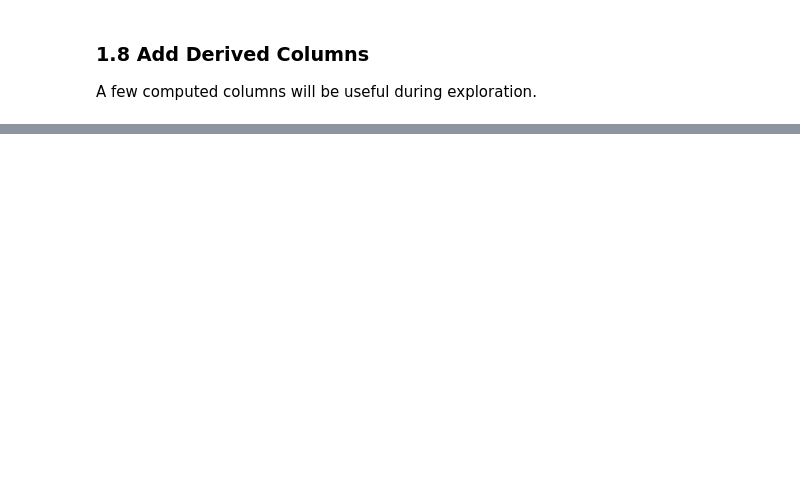
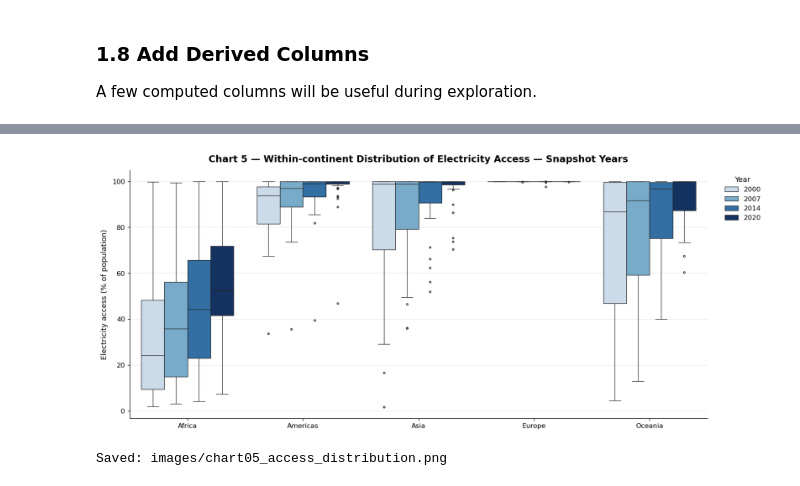
Before and after one commit to changliu6296-star/Data-Visualisation-Group-Assignment, a Jupyter notebook: DV.ipynb, the cells around one changed output, grey strips where cells are left out. Saved outputs shown, nothing was run; the diff lists cells and outputs as text; code cells hidden in the pictures; blank space fills up the shorter version.

```diff
--- a/DV.ipynb
+++ b/DV.ipynb
@@ -355,18 +355,30 @@ dtype: int64
 
 A few computed columns will be useful during exploration.
 # %%
-# Total electricity generated (TWh)
 df['elec_total_twh'] = df['elec_fossil_twh'] + df['elec_nuclear_twh'] + df['elec_renewables_twh']
 
-# Renewable share of electricity generation (excluding nuclear)
 df['renew_elec_share_pct'] = np.where(
     df['elec_total_twh'] > 0,
     df['elec_renewables_twh'] / df['elec_total_twh'] * 100,
     np.nan
 )
 
-# CO₂ emissions in million tonnes (easier to read)
-df['co2_emissions_mt'] = df['co2_emissions_kt'] / 1_000
+# Population estimate: pop_density (P/km²) × land_area_km2
+# pop_density is static in this dataset (same value for every year of a country),
+# so this is a fixed proxy — it cannot reflect year-on-year population change.
+df['population_est'] = df['pop_density'] * df['land_area_km2']
 
-print('New columns added:', ['elec_total_twh', 'renew_elec_share_pct', 'co2_emissions_mt'])
+# CO₂ per capita (metric tonnes per person)
+# co2_emissions_kt is total emissions in kilotonnes; 1 kt = 1,000 metric tonnes
+# Inherits NaN wherever co2_emissions_kt is NaN (428 rows).
+df['co2_per_capita'] = df['co2_emissions_kt'] * 1_000 / df['population_est']
+
+print('Derived columns added:',
+      ['elec_total_twh', 'renew_elec_share_pct', 'population_est', 'co2_per_capita'])
+print('co2_per_capita sample (2019):')
+sample = (df[df['year'] == 2019][['country', 'co2_per_capita']]
+          .dropna()
+          .sort_values('co2_per_capita', ascending=False)
+          .head(10))
+print(sample.to_string(index=False))
 # %% [output]
@@ -445,0 +749,24 @@ Shape: 3,649 rows x 24 columns
+# %%
+snap_years = [2000, 2007, 2014, 2020]
+df_c5 = df[df['year'].isin(snap_years)].copy()
+df_c5['Year'] = df_c5['year'].astype(str)   # string so seaborn treats hue as categorical
+
+fig, ax = plt.subplots(figsize=(14, 6))
+sns.boxplot(
+    data=df_c5, x='continent', y='electricity_access_pct', hue='Year',
+    order=CONT_ORDER,
+    palette={'2000': '#c6dbef', '2007': '#6baed6', '2014': '#2171b5', '2020': '#08306b'},
+    linewidth=0.8, fliersize=2.5, ax=ax,
+)
+ax.set_xlabel('')
+ax.set_ylabel('Electricity access (% of population)')
+ax.set_title('Chart 5 — Within-continent Distribution of Electricity Access — Snapshot Years')
+ax.legend(title='Year', bbox_to_anchor=(1.02, 1), loc='upper left')
+ax.spines[['top', 'right']].set_visible(False)
+plt.tight_layout()
+plt.savefig('images/chart05_access_distribution.png')
+plt.show()
+print('Saved: images/chart05_access_distribution.png')
+# %% [output]
+[figure, added]
+Saved: images/chart05_access_distribution.png
```
Also changed, not shown: parts of 59 cells of this notebook, 24 other files.
